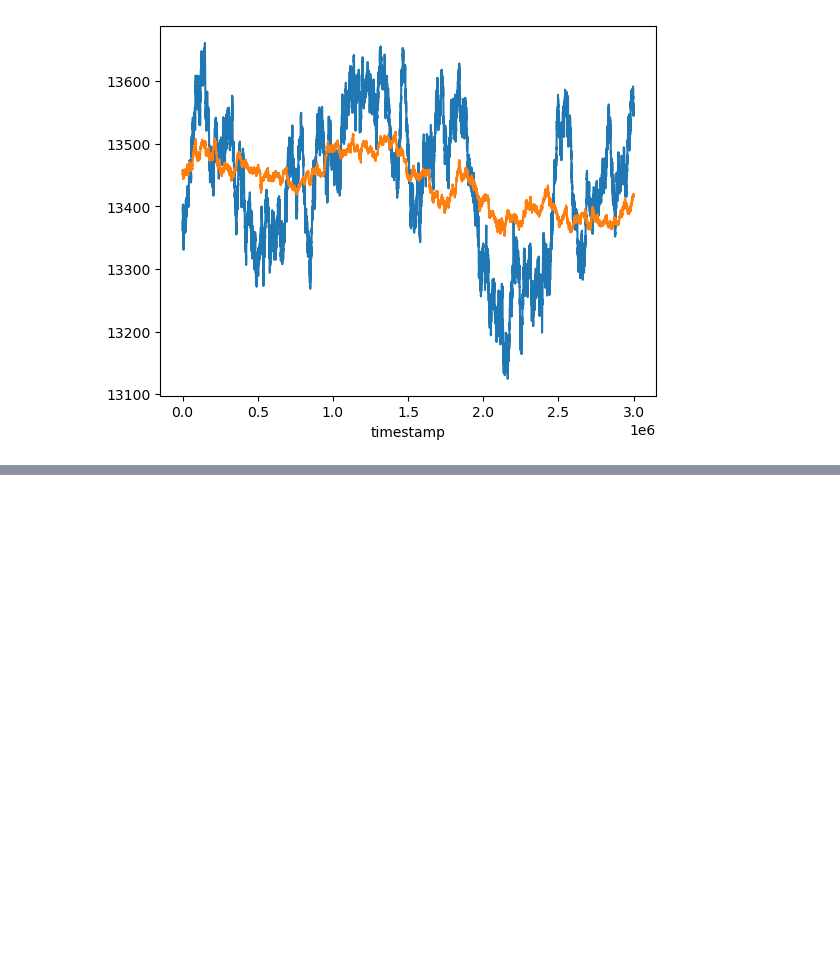
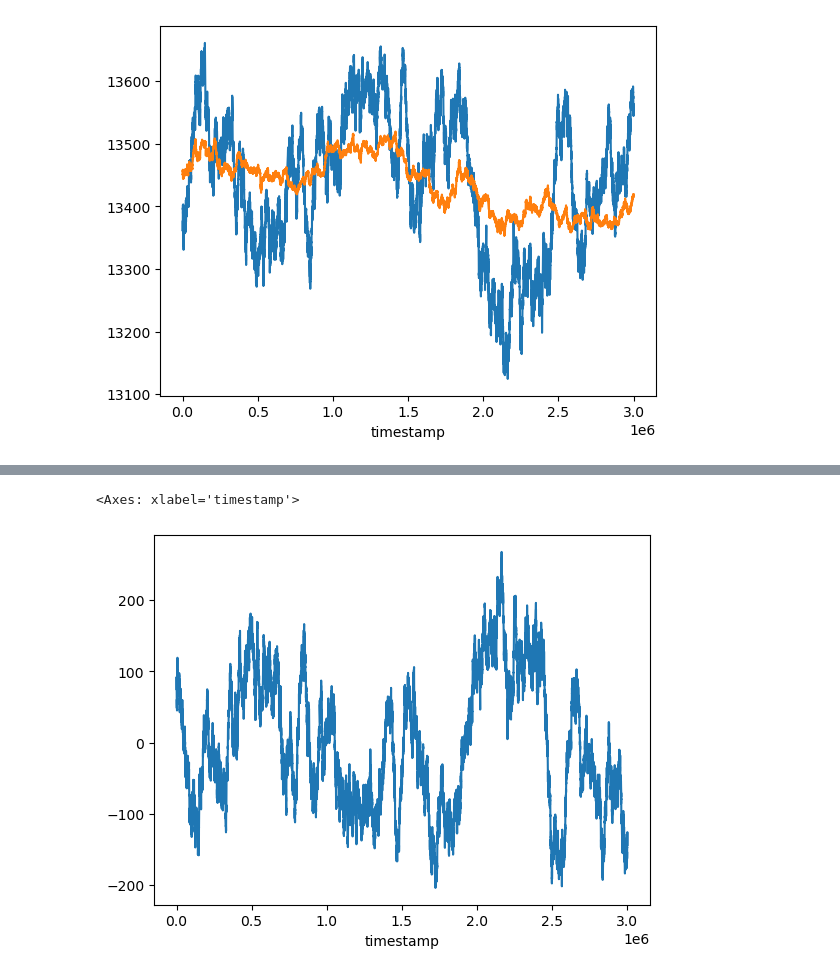
Before and after one commit to tommasomarrucci/IMC----Prosperity, a Jupyter notebook: Round_2/data_analysis.ipynb, the cells around one changed output, grey strips where cells are left out. Drawn from its saved outputs; the diff is of its cells as text; code cells hidden in the pictures; blank space fills up the shorter version.

```diff
--- a/Round_2/data_analysis.ipynb
+++ b/Round_2/data_analysis.ipynb
@@ -142,3 +142,6 @@ djembes['mid_price'].plot()
 # %% [output]
 <Axes: xlabel='timestamp'>
 [figure]
+# %%
+spreaddio = djembes['mid_price'] - djembe_theorical
+spreaddio
@@ -144,0 +162,5 @@ djembes['mid_price'].plot()
+# %%
+spreaddio.plot()
+# %% [output]
+<Axes: xlabel='timestamp'>
+[figure, added]
```
Also changed, not shown: parts of 1 cell of this notebook, 2 other files.
